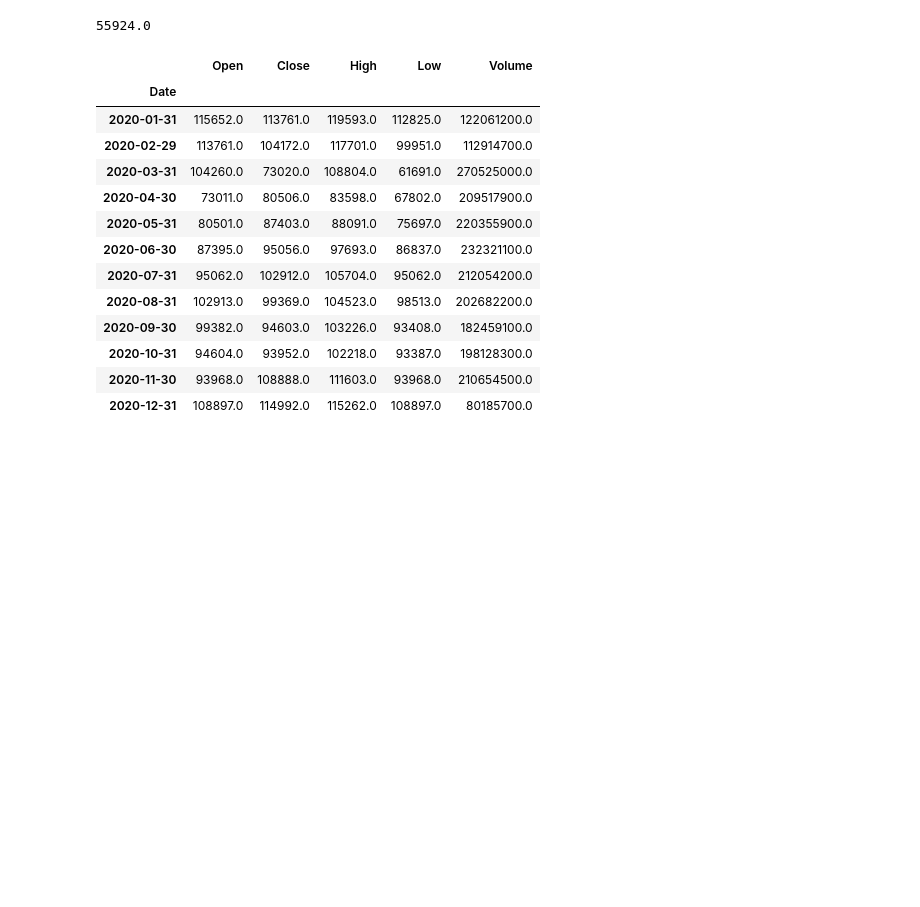
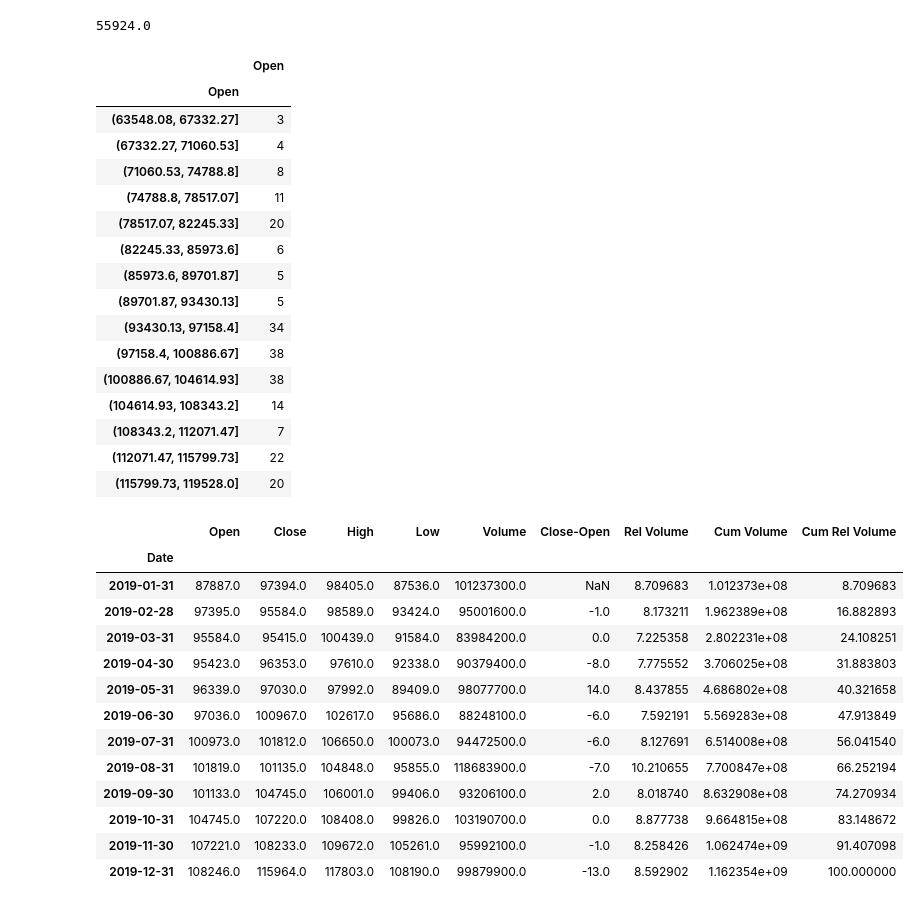
Before and after one commit to maiconandsilva-archive/stock-price-analysis, a Jupyter notebook: analisecotacoes.ipynb, the cells around one changed output. Cells and saved outputs as stored; diff of their text form; code cells hidden in the pictures; blank space fills up the shorter version.

```diff
--- a/analisecotacoes.ipynb
+++ b/analisecotacoes.ipynb
@@ -153,19 +140,42 @@ cotacoes_s2.analise.amplitude('Open')
 # %% [output]
 55924.0
 # %%
-cotacoes_s2.analise.cotacao_agrupada_por_periodo('M')
+cotacoes_s2.analise.tabela_classes_cotacoes('Open')
 # %% [output]
-|  | Open | Close | High | Low | Volume |
-| Date |  |  |  |  |  |
-| 2020-01-31 | 115652.0 | 113761.0 | 119593.0 | 112825.0 | 122061200.0 |
-| 2020-02-29 | 113761.0 | 104172.0 | 117701.0 | 99951.0 | 112914700.0 |
-| 2020-03-31 | 104260.0 | 73020.0 | 108804.0 | 61691.0 | 270525000.0 |
-| 2020-04-30 | 73011.0 | 80506.0 | 83598.0 | 67802.0 | 209517900.0 |
-| 2020-05-31 | 80501.0 | 87403.0 | 88091.0 | 75697.0 | 220355900.0 |
-| 2020-06-30 | 87395.0 | 95056.0 | 97693.0 | 86837.0 | 232321100.0 |
-| 2020-07-31 | 95062.0 | 102912.0 | 105704.0 | 95062.0 | 212054200.0 |
-| 2020-08-31 | 102913.0 | 99369.0 | 104523.0 | 98513.0 | 202682200.0 |
-| 2020-09-30 | 99382.0 | 94603.0 | 103226.0 | 93408.0 | 182459100.0 |
-| 2020-10-31 | 94604.0 | 93952.0 | 102218.0 | 93387.0 | 198128300.0 |
-| 2020-11-30 | 93968.0 | 108888.0 | 111603.0 | 93968.0 | 210654500.0 |
-| 2020-12-31 | 108897.0 | 114992.0 | 115262.0 | 108897.0 | 80185700.0 |
+|  | Open |
+| Open |  |
+| (63548.08, 67332.27] | 3 |
+| (67332.27, 71060.53] | 4 |
+| (71060.53, 74788.8] | 8 |
+| (74788.8, 78517.07] | 11 |
+| (78517.07, 82245.33] | 20 |
+| (82245.33, 85973.6] | 6 |
+| (85973.6, 89701.87] | 5 |
+| (89701.87, 93430.13] | 5 |
+| (93430.13, 97158.4] | 34 |
+| (97158.4, 100886.67] | 38 |
+| (100886.67, 104614.93] | 38 |
+| (104614.93, 108343.2] | 14 |
+| (108343.2, 112071.47] | 7 |
+| (112071.47, 115799.73] | 22 |
+| (115799.73, 119528.0] | 20 |
+# %%
+cotacoes_s1.analise.cotacao_agrupada_por_periodo('M')
+cotacoes_s1.analise.diferenca_periodo(
+    'Close', 'Open', periodos_consecutivos=True,tabelaid='cotacao_agrupada_por_periodo')
+cotacoes_s1.analise.colunas_frequencias('Volume', tabelaid='cotacao_agrupada_por_periodo')
+# %% [output]
+|  | Open | Close | High | Low | Volume | Close-Open | Rel Volume | Cum Volume | Cum Rel Volume |
+| Date |  |  |  |  |  |  |  |  |  |
+| 2019-01-31 | 87887.0 | 97394.0 | 98405.0 | 87536.0 | 101237300.0 | NaN | 8.709683 | 1.012373e+08 | 8.709683 |
+| 2019-02-28 | 97395.0 | 95584.0 | 98589.0 | 93424.0 | 95001600.0 | -1.0 | 8.173211 | 1.962389e+08 | 16.882893 |
+| 2019-03-31 | 95584.0 | 95415.0 | 100439.0 | 91584.0 | 83984200.0 | 0.0 | 7.225358 | 2.802231e+08 | 24.108251 |
+| 2019-04-30 | 95423.0 | 96353.0 | 97610.0 | 92338.0 | 90379400.0 | -8.0 | 7.775552 | 3.706025e+08 | 31.883803 |
+| 2019-05-31 | 96339.0 | 97030.0 | 97992.0 | 89409.0 | 98077700.0 | 14.0 | 8.437855 | 4.686802e+08 | 40.321658 |
+| 2019-06-30 | 97036.0 | 100967.0 | 102617.0 | 95686.0 | 88248100.0 | -6.0 | 7.592191 | 5.569283e+08 | 47.913849 |
+| 2019-07-31 | 100973.0 | 101812.0 | 106650.0 | 100073.0 | 94472500.0 | -6.0 | 8.127691 | 6.514008e+08 | 56.041540 |
+| 2019-08-31 | 101819.0 | 101135.0 | 104848.0 | 95855.0 | 118683900.0 | -7.0 | 10.210655 | 7.700847e+08 | 66.252194 |
+| 2019-09-30 | 101133.0 | 104745.0 | 106001.0 | 99406.0 | 93206100.0 | 2.0 | 8.018740 | 8.632908e+08 | 74.270934 |
+| 2019-10-31 | 104745.0 | 107220.0 | 108408.0 | 99826.0 | 103190700.0 | 0.0 | 8.877738 | 9.664815e+08 | 83.148672 |
+| 2019-11-30 | 107221.0 | 108233.0 | 109672.0 | 105261.0 | 95992100.0 | -1.0 | 8.258426 | 1.062474e+09 | 91.407098 |
+| 2019-12-31 | 108246.0 | 115964.0 | 117803.0 | 108190.0 | 99879900.0 | -13.0 | 8.592902 | 1.162354e+09 | 100.000000 |
```
Also changed, not shown: parts of 14 cells of this notebook.
